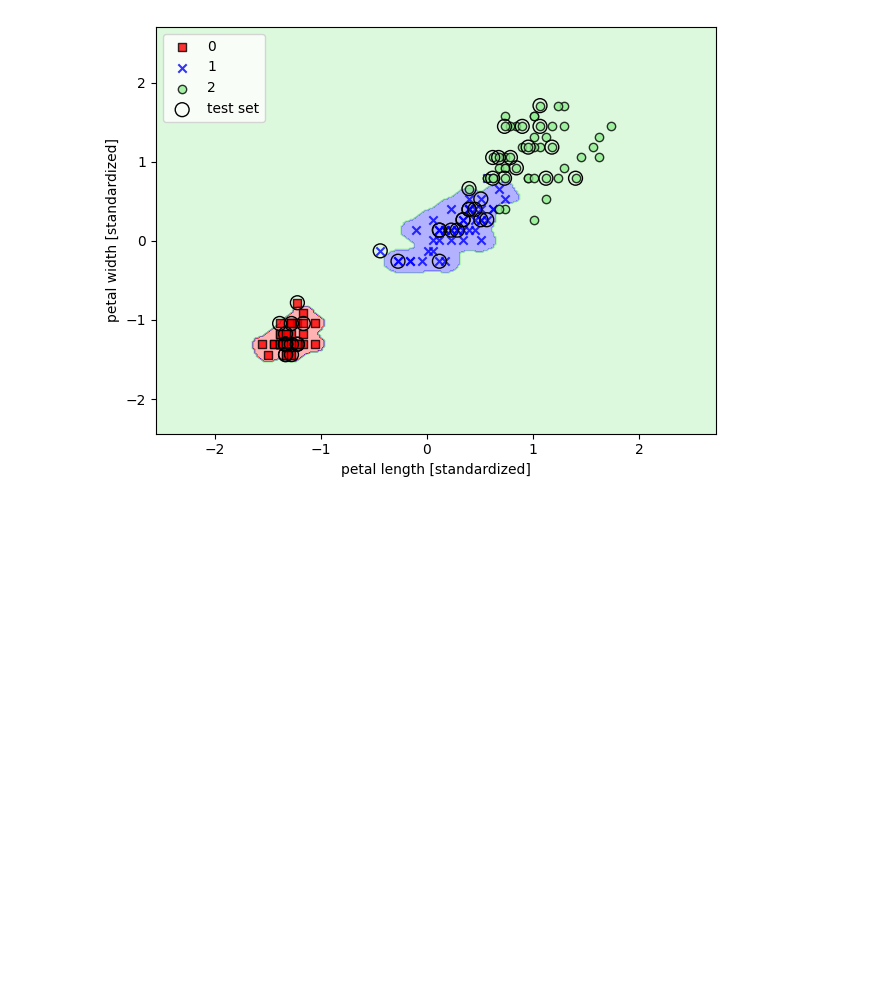
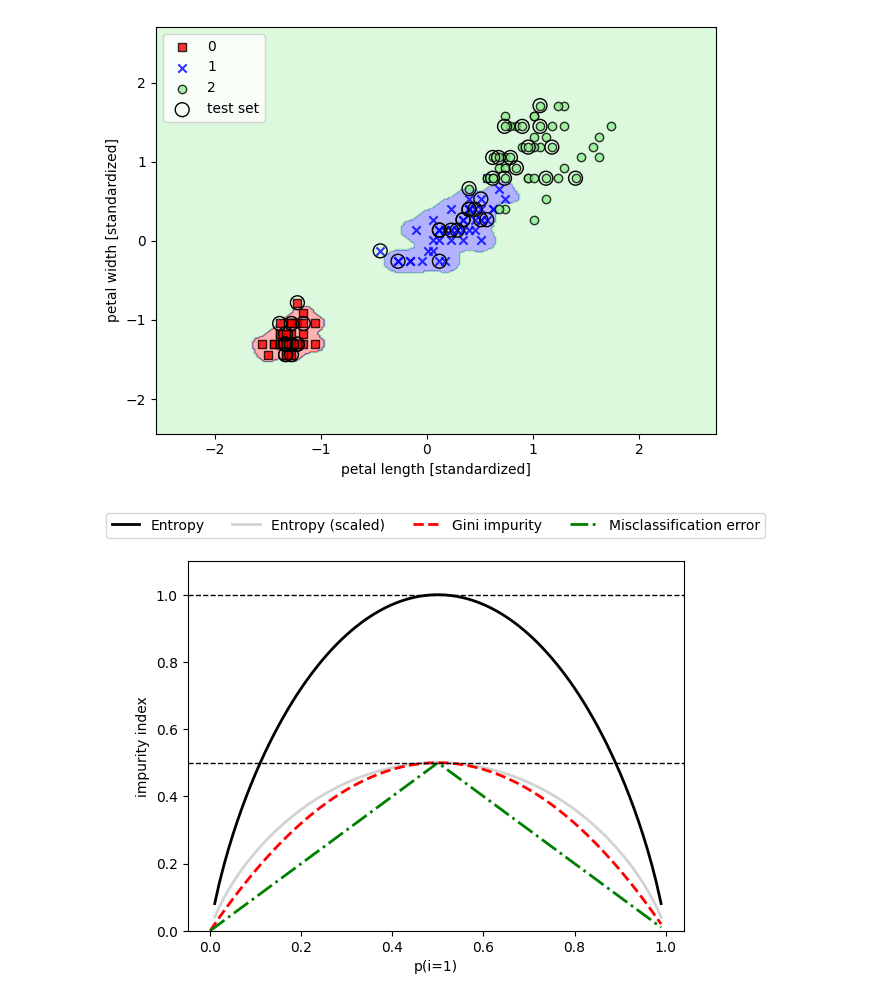
Before and after one commit to AntiquatedLemon/DataAnalytics-Science, a Jupyter notebook: Python ML Book/C3.ipynb, the cells around one changed output. Drawn from its saved outputs; the diff is of its cells as text; code cells hidden in the pictures; blank space fills up the shorter version.

```diff
--- a/Python ML Book/C3.ipynb
+++ b/Python ML Book/C3.ipynb
@@ -581,7 +581,22 @@ plt.show()
     practically though this can overfit the model
     so prune by giving limits for the max depth of a tree
 
-    Set
+    IG is the difference between impurity of parent node and sum of child node impurities
+    Most libraries will use binary decision trees to simplicity's sake (reduces combinatorial search space)
+    Three impurity measures or splitting criteria commonly used in binary decision trees are
+    1. Gini impurity
+        Criterion to minimize probability of misclassification
+        Maximal if classes are perfectly mixed (see uniform class distribution comment below)
+    2. Entropy
+        Attempts to maximize mutual information in the tree
+        Proportion of samples that belong to class for a particular node
+        If all samples belong to the same class, entropy is 0 (they all vibe the same way, good friends means no drama)
+        If there is a uniform class distribution, entropy is maxed out (equally not getting along, like a group project where nobody wants to work)
+    Note: for all intents and purposes, the first two have similar results;
+        instead of focusing on different impurity evaluations, focus on different pruning cut-offs
+    3. Classification Error
+        Less sensitive to changes in node's class probabilities
+        Note: useful for pruning but not for growing the decision tree due to it's sensitivities (or lack thereof)
 """
 import matplotlib.pyplot as plt
 import numpy as np
@@ -596,32 +611,34 @@ def entropy(p):
 
 
 def error(p):
     return 1 - np.max([p, 1 - p])
 
 x = np.arange(0.0, 1.0, 0.01)
 
 ent = [entropy(p) if p != 0 else None for p in x]
 sc_ent = [e * 0.5 if e else None for e in ent]
 err = [error(i) for i in x]
 
 fig = plt.figure()
 ax = plt.subplot(111)
 for i, lab, ls, c, in zip([ent, sc_ent, gini(x), err],
                           ['Entropy', 'Entropy (scaled)',
                            'Gini impurity', 'Misclassification error'],
                           ['-', '-', '--', '-.'],
                           ['black', 'lightgray', 'red', 'green', 'cyan']):
     line = ax.plot(x, i, label=lab, linestyle=ls, lw=2, color=c)
 
 ax.legend(loc='upper center', bbox_to_anchor=(0.5, 1.15),
           ncol=5, fancybox=True, shadow=False)
 
 ax.axhline(y=0.5, linewidth=1, color='k', linestyle='--')
 ax.axhline(y=1.0, linewidth=1, color='k', linestyle='--')
 plt.ylim([0, 1.1])
 plt.xlabel('p(i=1)')
 plt.ylabel('impurity index')
 #plt.savefig('images/03_19.png', dpi=300, bbox_inches='tight')
 plt.show()
+# %% [output]
+[figure, added]
 # %%
 #build from sklearn
```
Also changed, not shown: parts of 7 cells of this notebook, 3 other files.
